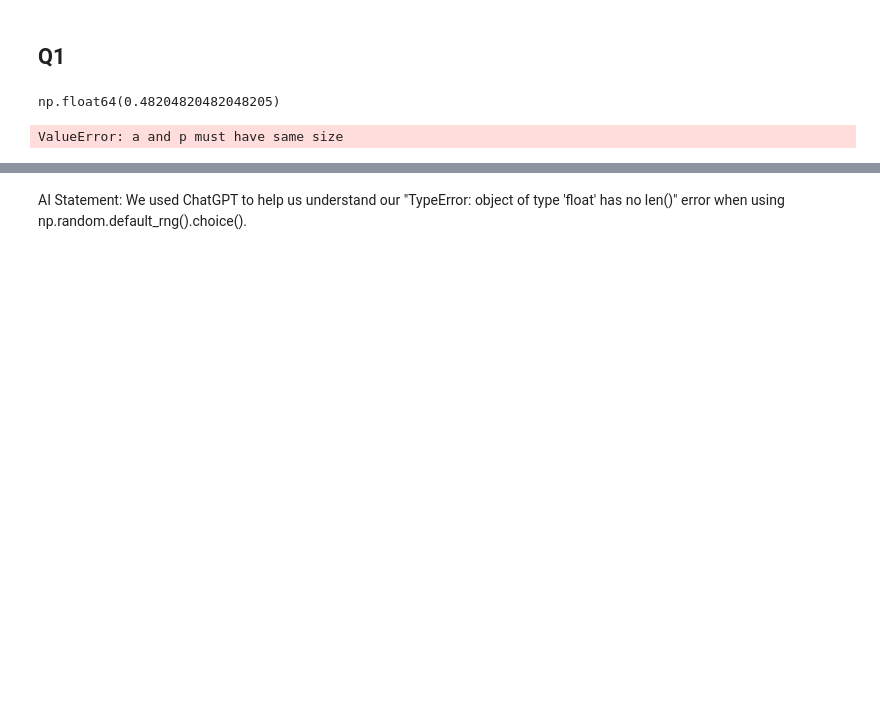
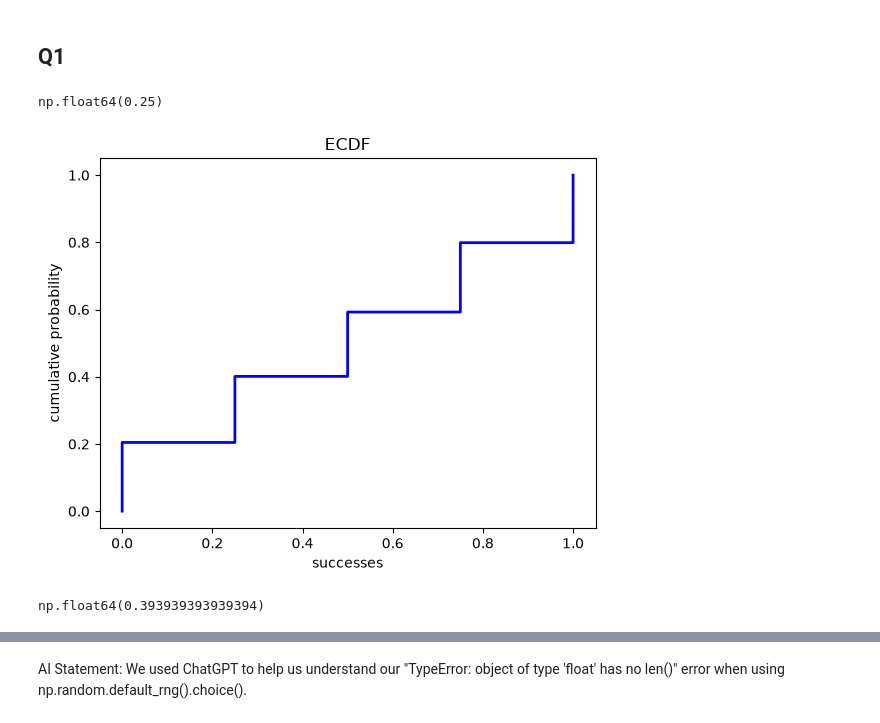
Before and after one commit to hdykens/UU_Lab_Repo, a Jupyter notebook: lab_04/lab_04.ipynb, the cells around one changed output, grey strips where cells are left out. Drawn from its saved outputs; the diff is of its cells as text; code cells hidden in the pictures; blank space fills up the shorter version.

```diff
--- a/lab_04/lab_04.ipynb
+++ b/lab_04/lab_04.ipynb
@@ -46,36 +46,32 @@ def show_quantiles(samples, dist, probs=(0.1, 0.25, 0.5, 0.75, 0.9)):
 # %% [markdown]
 ## Q1
 # %%
-K = 10000
+K = 5
 grid = np.linspace(0, 1, K)
 random_value_from_grid = np.random.choice(grid)
 random_value_from_grid
 # %% [output]
-np.float64(0.48204820482048205)
+np.float64(0.25)
 # %%
-#ECDF of sample A
+#ECDF with n = 5000 and K = 1
 N = K
 pA = np.ones(K) /K
 rng = np.random.default_rng()
-sampleA = rng.choice(a = grid, size = N, p = pA)
-fig, ax = plt.subplots(ncols=2, figsize=(10, 4))
+sampleA = rng.choice(a = grid, size = 5000, p = pA)
 
-#left plot: sample A
+#left plot: ECDF plot
 x, y = ecdf_xy(sampleA)
-ax[0].step(x, y, where='post', color='blue', lw=2, label=f"p = {pA}, sample proportion = {sampleA.mean():.3f}")
-
-ax[0].legend()
-
-#right plot: expected CDFs for sample A
-grid = np.linspace(0, 1, 400)
-cdfA = stats.uniform.cdf(grid, loc=0, scale=1)
-ax[1].plot(grid, cdfA, color='blue', lw=2, label=f"p = {pA}")
-ax[1].set_title("ECDF vs CDF")
-ax[1].set_xlabel("successes")
-ax[1].set_ylabel("cumulative probability")
-ax[1].set_xlim(-0.1, 1.1)
-ax[1].set_ylim(-0.1, 1.1)
-ax[1].legend()
+plt.step(x, y, where='post', color='blue', lw=2, label=f"p = {pA}, sample proportion = {sampleA.mean():.3f}")
+plt.title("ECDF")
+plt.xlabel("successes")
+plt.ylabel("cumulative probability")
 plt.show()
 # %% [output]
-ValueError: a and p must have same size
+[figure, added]
+# %%
+K = 100
+grid = np.linspace(0, 1, K)
+random_value_from_grid = np.random.choice(grid)
+random_value_from_grid
+# %% [output]
+np.float64(0.393939393939394)
```
Also changed, not shown: parts of 5 cells of this notebook.
